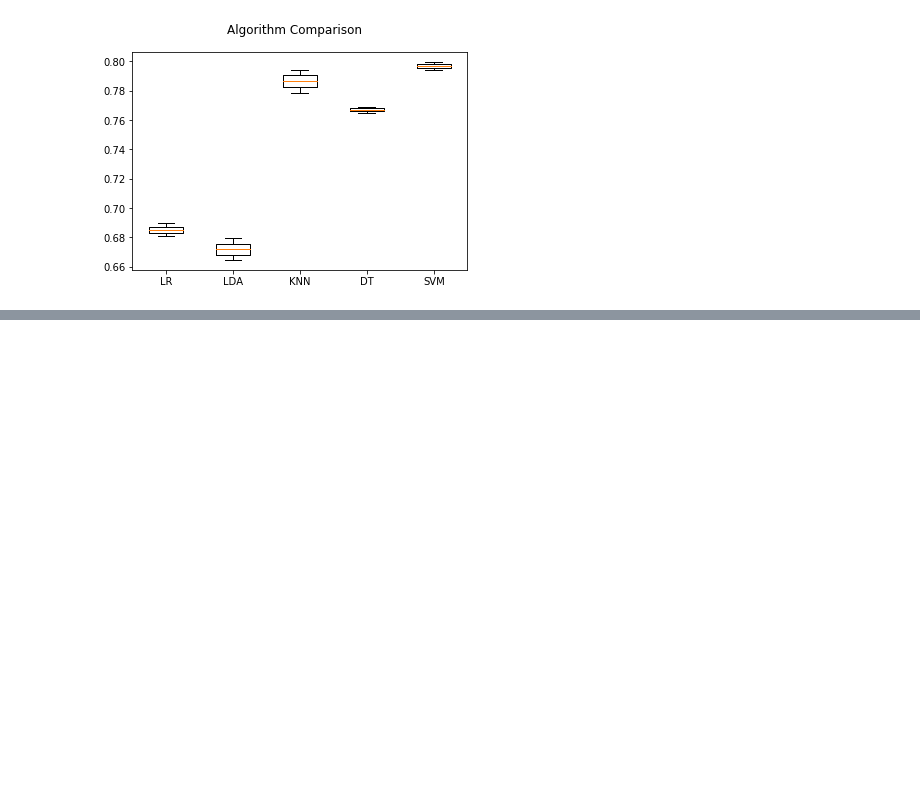
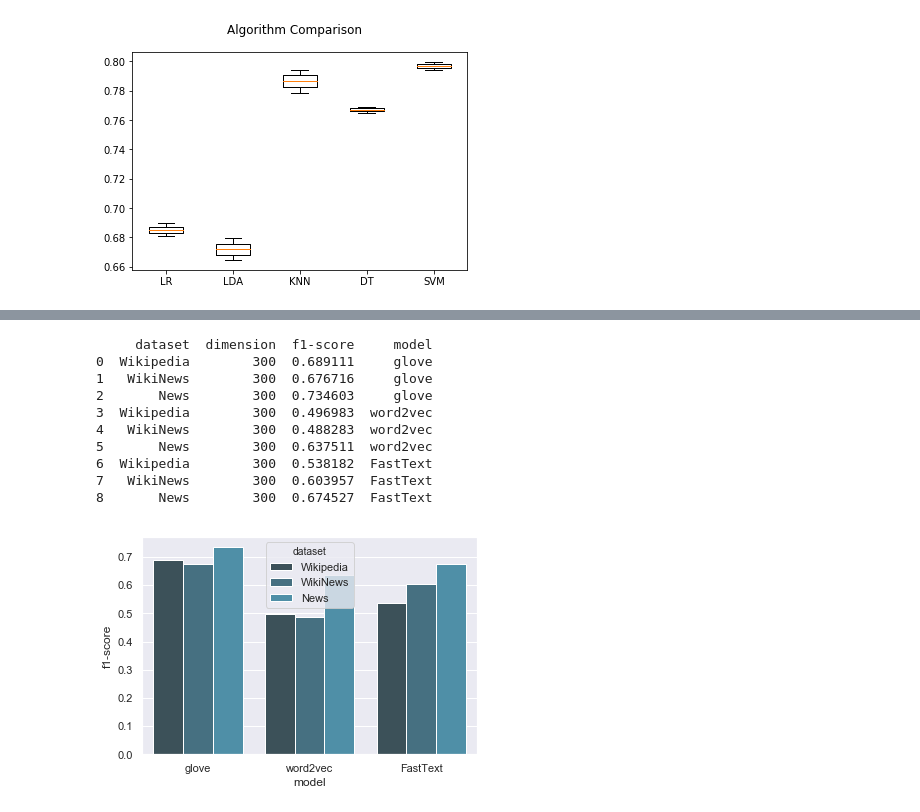
Before and after one commit to kristiankolthoff/CoWoPhId, a Jupyter notebook: python/word_embeddings_experiments.ipynb, the cells around one changed output, grey strips where cells are left out. Drawn from its saved outputs; the diff is of its cells as text; code cells hidden in the pictures; blank space fills up the shorter version.

```diff
--- a/python/word_embeddings_experiments.ipynb
+++ b/python/word_embeddings_experiments.ipynb
@@ -222,0 +326,6 @@ avg / total       0.82      0.82      0.82      1763
+# %%
+from collections import namedtuple
+Result = namedtuple('Result', 'model, dataset, measure')
+ResultParams = namedtuple('Result', 'model, dataset, params, measure')
+FeatureSet = namedtuple('FeatureSet', 'model, dataset, featTrain, featTest')
+FeatureSetParams = namedtuple('FeatureSet', 'model, dataset, params, featTrain, featTest')
@@ -222,0 +500,23 @@ avg / total       0.82      0.82      0.82      1763
+# %%
+from ngram_representation import ngram_repr_bow_mean
+from ngram_representation import missing_strat_random
+
+d_models = [model for model in models
+              if (model.dimension == 300)]
+data = datasets
+
+ngram_repr = ngram_repr_bow_mean
+missing_strat = missing_strat_random
+
+print('Generating features...')
+
+features_data = [FeatureSet(model, d,
+                        generate_embedding_feat(d.train, model.model, ngram_repr, missing_strat),
+                        generate_embedding_feat(d.test, model.model, ngram_repr, missing_strat))
+                 for model in d_models
+                 for d in datasets]
+
+test_features = [fs for fs in features_data if fs.model.dimension==50 and fs.dataset.name == 'Wikipedia']
+
+print('Evaluating features...')
+results = [Result(fs.model, fs.dataset, average_classification_f1(fs.featTrain, fs.featTest)) for fs in features_data]
@@ -222,0 +535,27 @@ avg / total       0.82      0.82      0.82      1763
+# %%
+import seaborn as sns
+import pandas as pd
+import matplotlib.pyplot as plt
+
+sns.set(style="darkgrid", palette="GnBu_d")
+
+model_data = [{'dimension' : result.model.dimension,
+                    'dataset' : result.dataset.name, 'model': result.model.type , 'f1-score' : result.measure[0]}
+                   for result in results]
+model_data = pd.DataFrame.from_records(model_data)
+
+model_plot = sns.barplot(x="model", y="f1-score", hue="dataset", data=model_data)
+print(model_data)
+plt.show(model_plot)
+# %% [output]
+     dataset  dimension  f1-score     model
+0  Wikipedia        300  0.689111     glove
+1   WikiNews        300  0.676716     glove
+2       News        300  0.734603     glove
+3  Wikipedia        300  0.496983  word2vec
+4   WikiNews        300  0.488283  word2vec
+5       News        300  0.637511  word2vec
+6  Wikipedia        300  0.538182  FastText
+7   WikiNews        300  0.603957  FastText
+8       News        300  0.674527  FastText
+[figure, added]
```
Also changed, not shown: parts of 48 cells of this notebook.
